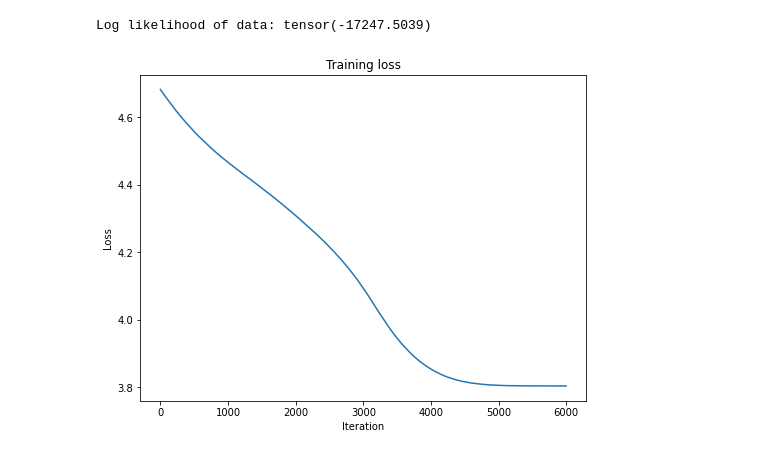
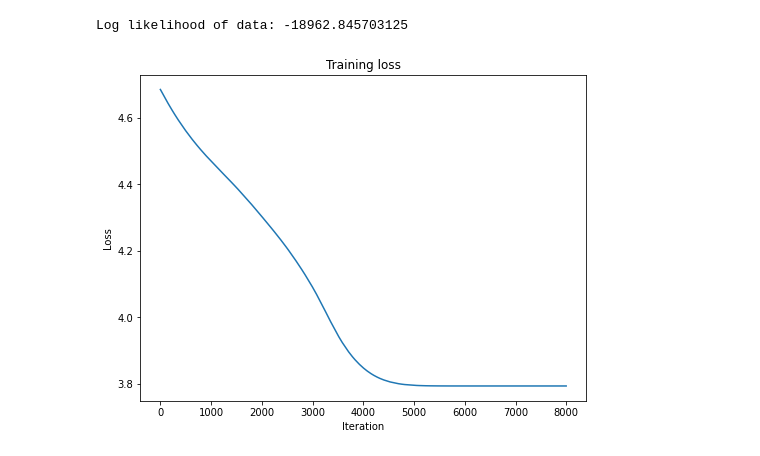
Before and after one commit to jonasvj/TFDE, a Jupyter notebook: gmm_notebook.ipynb, the cells around one changed output. Cells and saved outputs as stored; diff of their text form; code cells hidden in the pictures.

```diff
--- a/gmm_notebook.ipynb
+++ b/gmm_notebook.ipynb
@@ -201,9 +214,11 @@ plt.show();
 # %%
-data = torch.tensor(inf_train_gen('checkerboard', batch_size=10000), dtype=torch.float)
+# Generate synthetic data
+data = torch.tensor(inf_train_gen('checkerboard', batch_size=5000),
+                    dtype=torch.float)
 # %%
-# Fit model
+# Train model
 pyro.clear_param_store()
 model = GaussianMixtureModel(K=8)
 model.init_from_data(data, k_means=True)
-model.fit_model(data, n_steps=6000)
+model.fit_model(data, n_steps=8000)
 # %% [output]
@@ -216,16 +233,11 @@ model.fit_model(data, n_steps=6000)
 # %%
 # Log likelihood of data
-print('Log likelihood of data:', model.log_likelihood(data))
+print('Log likelihood of data:', model.log_likelihood(data).item())
 # %% [output]
-Log likelihood of data: tensor(-17247.5039)
+Log likelihood of data: -18962.845703125
-# %%
-# Plot loss
-fig = plt.figure(figsize=(8,6))
-plt.plot(model.losses)
-plt.xlabel('Iteration')
-plt.ylabel('Loss')
-plt.title('Training loss')
-plt.show();
-# %% [output]
-[figure, removed]
+# %%
+# Plot training loss
+plot_train_loss(model)
+# %% [output]
+[figure, added]
 # %%
```
Also changed, not shown: parts of 21 cells of this notebook.
